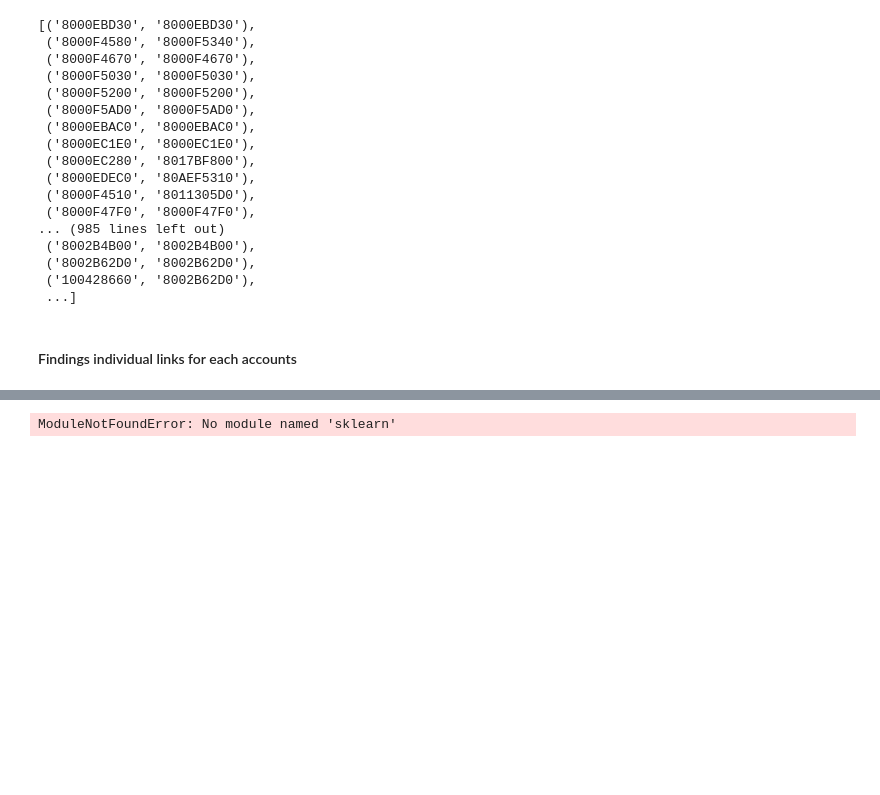
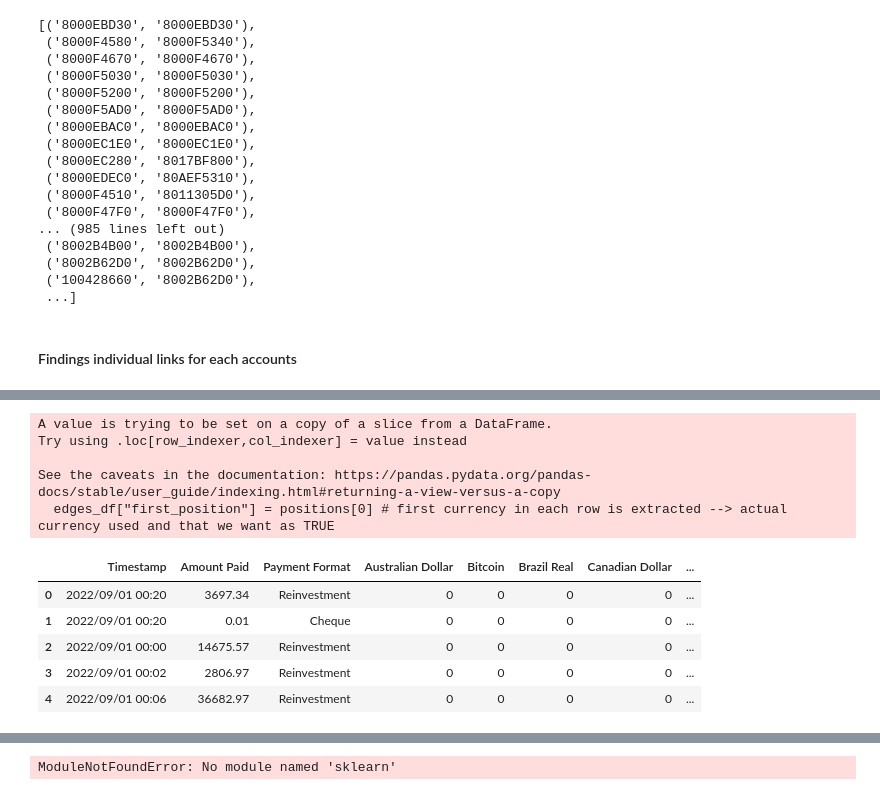
Before and after one commit to owhygithub/AML-fraud-detector, a Jupyter notebook: datasets_explore.ipynb, the cells around one changed output, grey strips where cells are left out. Drawn from its saved outputs; the diff is of its cells as text; code cells hidden in the pictures; blank space fills up the shorter version.

```diff
--- a/datasets_explore.ipynb
+++ b/datasets_explore.ipynb
@@ -504,0 +493,21 @@ KeyboardInterrupt:
+# %%
+# TODO convert Currency into one-hot encoding
+
+positions = edges_df["Payment Currency"].str.split(",", expand=True) # creating new columns by splitting receiving currency --> all are added
+edges_df["first_position"] = positions[0] # first currency in each row is extracted --> actual currency used and that we want as TRUE
+# One-hot encoding
+edges_features = pd.concat([edges_df, pd.get_dummies(edges_df["first_position"],dtype='int')], axis=1, join='inner') # effectively adds actual currency to dummy variables/columns
+edges_features.drop(["Payment Currency", "first_position"], axis=1, inplace=True) # drop the axiliary columns
+edges_features.head()
+# %% [output]
+A value is trying to be set on a copy of a slice from a DataFrame.
+Try using .loc[row_indexer,col_indexer] = value instead
+
+See the caveats in the documentation: https://pandas.pydata.org/pandas-docs/stable/user_guide/indexing.html#returning-a-view-versus-a-copy
+  edges_df["first_position"] = positions[0] # first currency in each row is extracted --> actual currency used and that we want as TRUE
+|  | Timestamp | Amount Paid | Payment Format | Australian Dollar | Bitcoin | Brazil Real | Canadian Dollar | ... |
+| 0 | 2022/09/01 00:20 | 3697.34 | Reinvestment | 0 | 0 | 0 | 0 | ... |
+| 1 | 2022/09/01 00:20 | 0.01 | Cheque | 0 | 0 | 0 | 0 | ... |
+| 2 | 2022/09/01 00:00 | 14675.57 | Reinvestment | 0 | 0 | 0 | 0 | ... |
+| 3 | 2022/09/01 00:02 | 2806.97 | Reinvestment | 0 | 0 | 0 | 0 | ... |
+| 4 | 2022/09/01 00:06 | 36682.97 | Reinvestment | 0 | 0 | 0 | 0 | ... |
```
Also changed, not shown: parts of 33 cells of this notebook, 1 other file.
